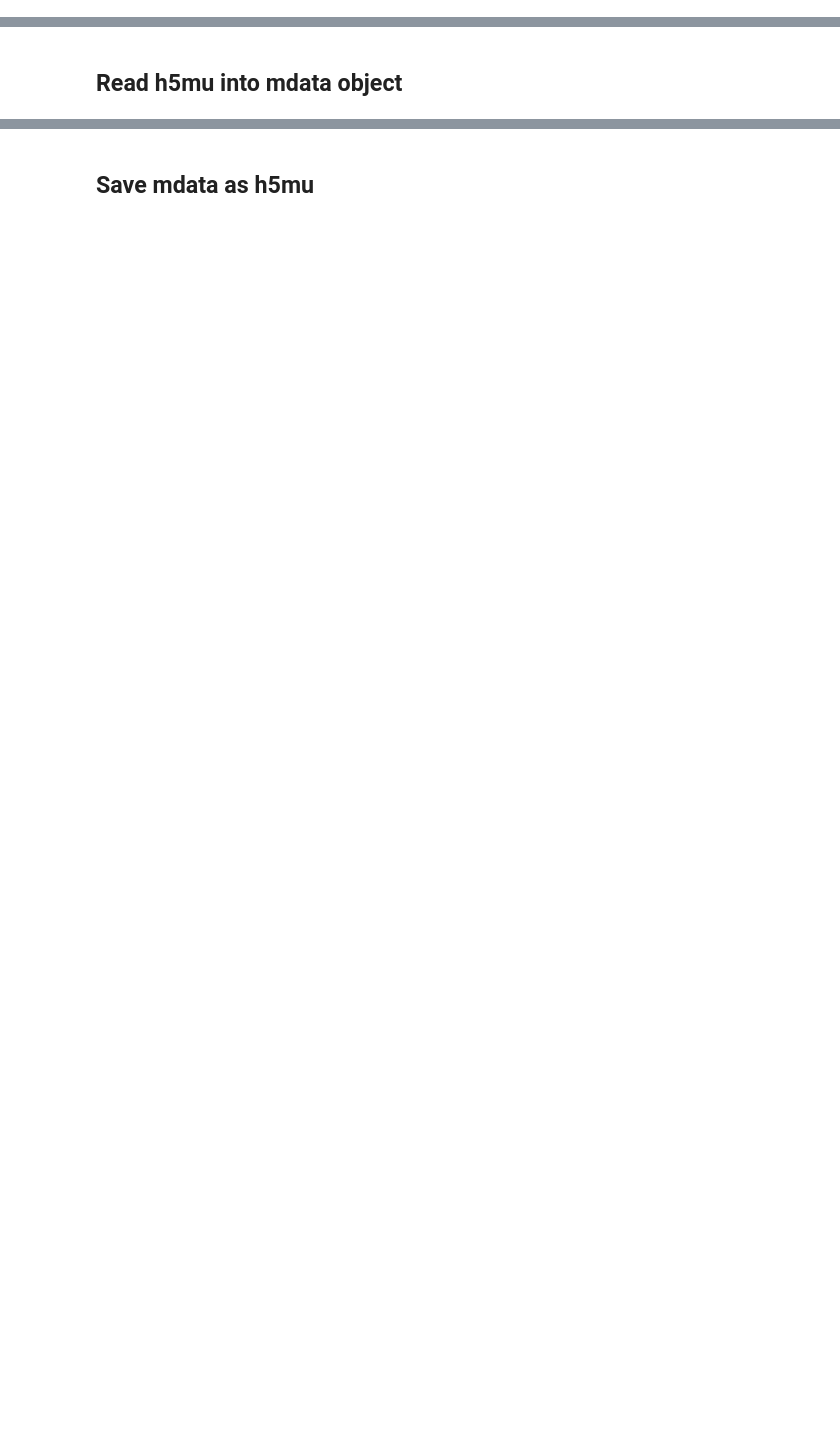
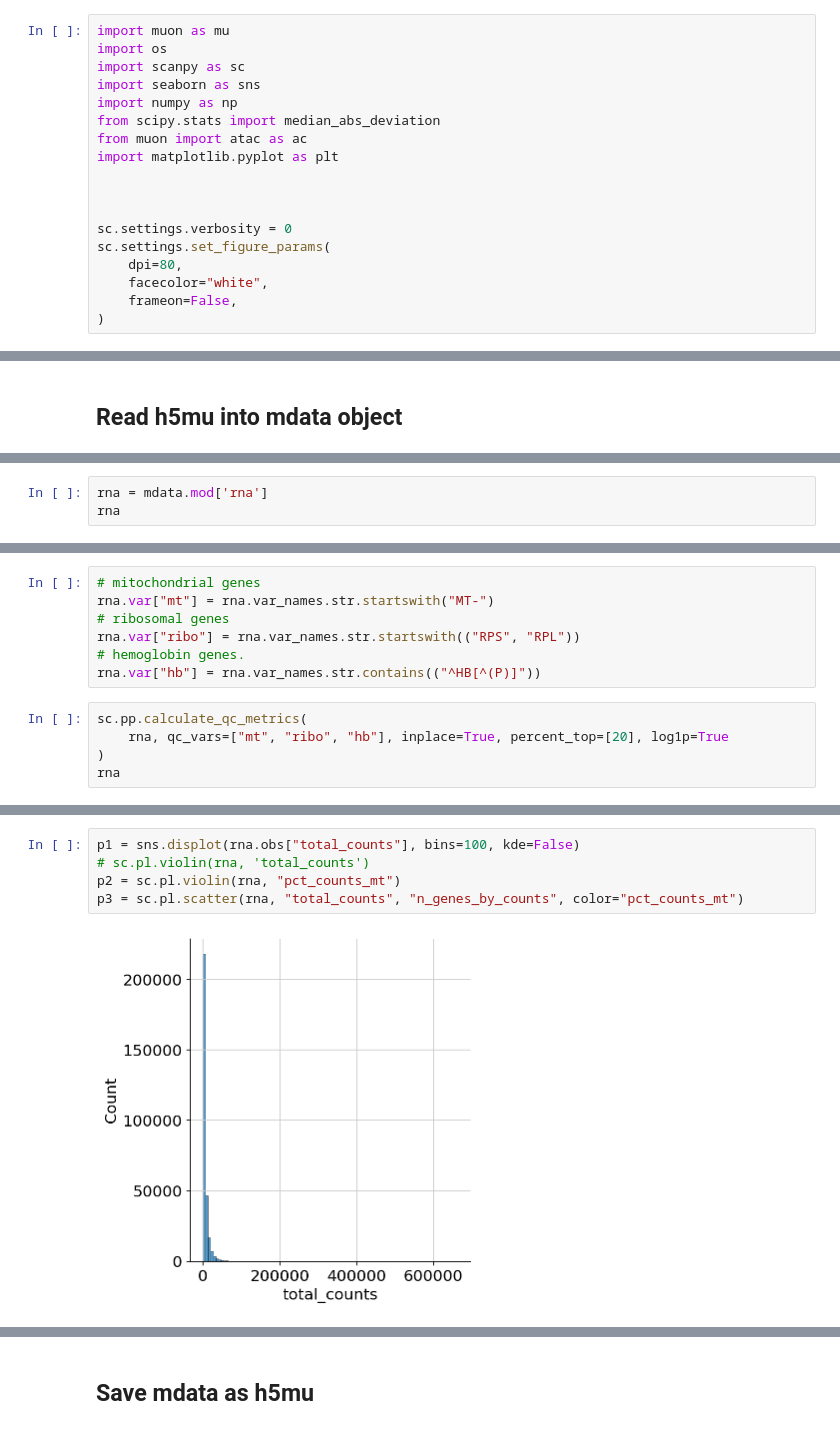
Before and after one commit to Talavera-Lopez-Lab/human_heart_multiome, a Jupyter notebook: 0-240625-QC/0-250624-E-MTAB12916_E-MTAB12919-QC.ipynb, the cells around one changed output, grey strips where cells are left out. Saved outputs shown, nothing was run; the diff lists cells and outputs as text; blank space fills up the shorter version.

```diff
--- a/0-240625-QC/0-250624-E-MTAB12916_E-MTAB12919-QC.ipynb
+++ b/0-240625-QC/0-250624-E-MTAB12916_E-MTAB12919-QC.ipynb
@@ -16,3 +15,21 @@ import subprocess
+# %%
+import muon as mu
+import os
+import scanpy as sc
+import seaborn as sns
+import numpy as np
+from scipy.stats import median_abs_deviation
+from muon import atac as ac
+import matplotlib.pyplot as plt
+
+
+
+sc.settings.verbosity = 0
+sc.settings.set_figure_params(
+    dpi=80,
+    facecolor="white",
+    frameon=False,
+)
 # %% [markdown]
 ### set default paths
 # %%
@@ -42,0 +73,3 @@ MuData object with n_obs × n_vars = 298902 × 3775615
+# %%
+rna = mdata.mod['rna']
+rna
@@ -42,0 +82,12 @@ MuData object with n_obs × n_vars = 298902 × 3775615
+# %%
+# mitochondrial genes
+rna.var["mt"] = rna.var_names.str.startswith("MT-")
+# ribosomal genes
+rna.var["ribo"] = rna.var_names.str.startswith(("RPS", "RPL"))
+# hemoglobin genes.
+rna.var["hb"] = rna.var_names.str.contains(("^HB[^(P)]"))
+# %%
+sc.pp.calculate_qc_metrics(
+    rna, qc_vars=["mt", "ribo", "hb"], inplace=True, percent_top=[20], log1p=True
+)
+rna
@@ -42,0 +98,7 @@ MuData object with n_obs × n_vars = 298902 × 3775615
+# %%
+p1 = sns.displot(rna.obs["total_counts"], bins=100, kde=False)
+# sc.pl.violin(rna, 'total_counts')
+p2 = sc.pl.violin(rna, "pct_counts_mt")
+p3 = sc.pl.scatter(rna, "total_counts", "n_genes_by_counts", color="pct_counts_mt")
+# %% [output]
+[figure, added]
```
Also changed, not shown: parts of 34 cells of this notebook, 1 other file.
